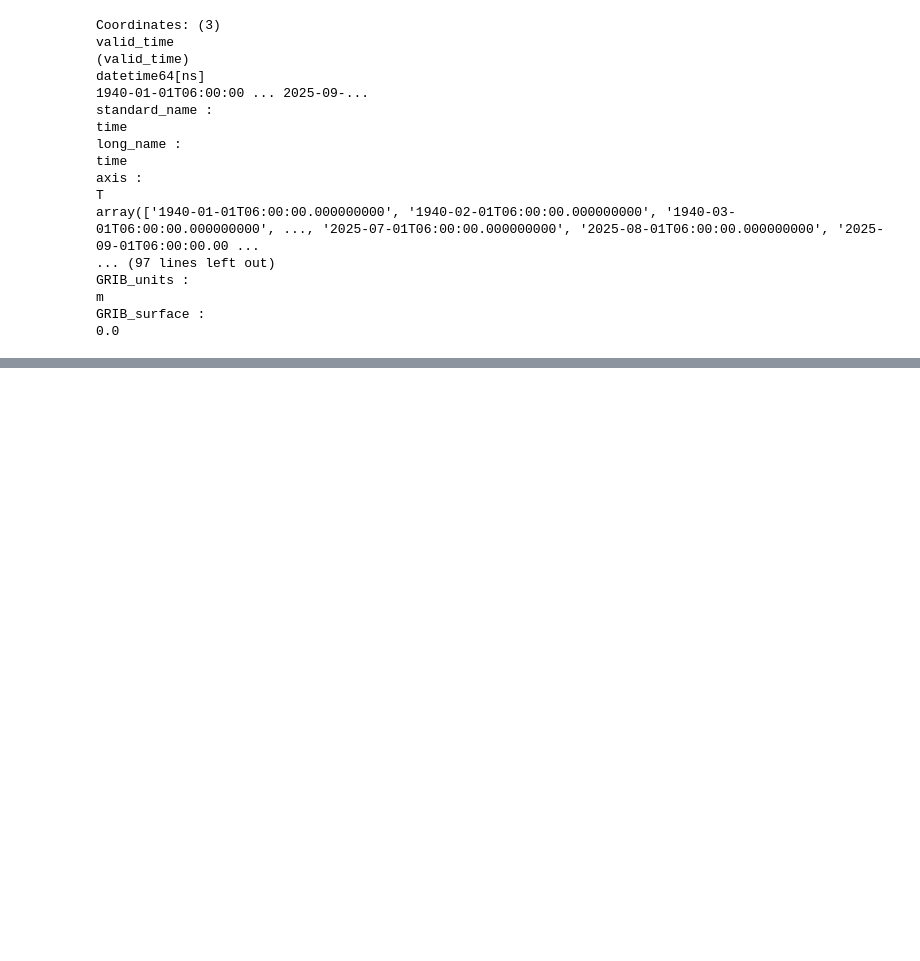
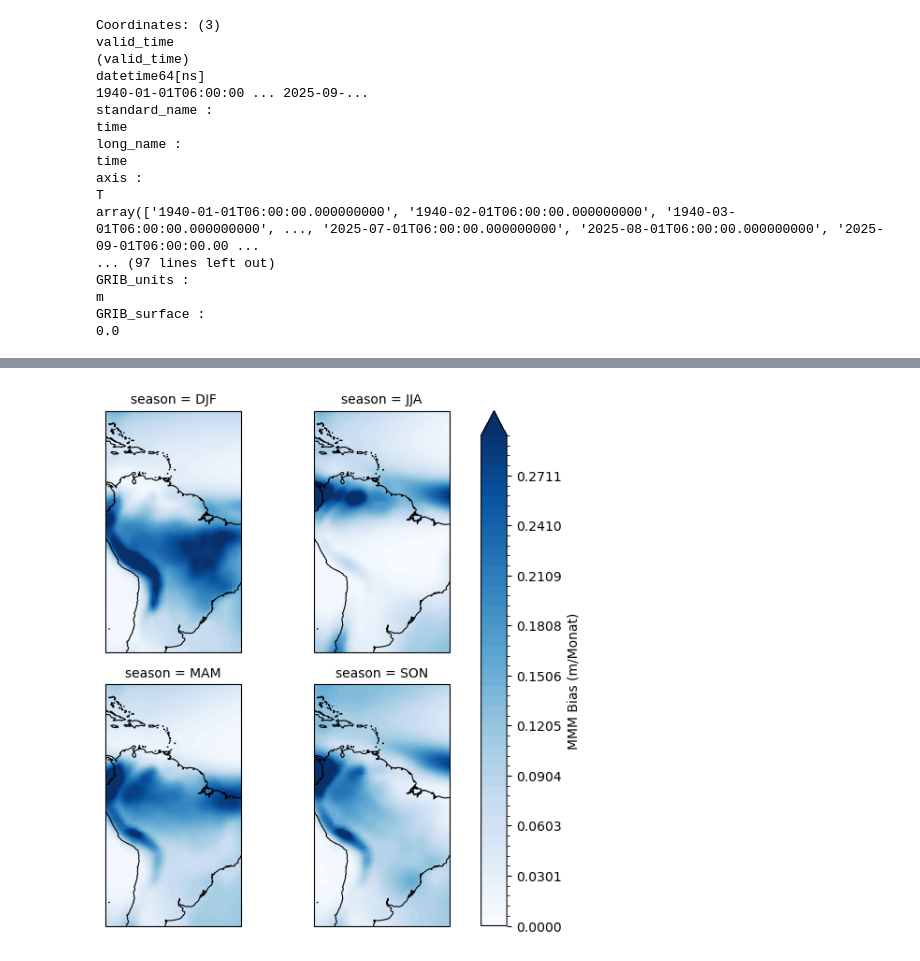
Before and after one commit to cc11223344556677/Computational-Meteorology-Exercises, a Jupyter notebook: project_kevin.ipynb, the cells around one changed output, grey strips where cells are left out. Cells and saved outputs as stored; diff of their text form; code cells hidden in the pictures; blank space fills up the shorter version.

```diff
--- a/project_kevin.ipynb
+++ b/project_kevin.ipynb
@@ -160,3 +303,23 @@ KeyError: "not all values found in index 'member_id'. Try setting the `method` k
 # %%
-dsets
+"""for name, ds in dsets.items():
+    unit = ds['pr'].attrs['units']
+    print(f'Model: {name}, unit of pr: {unit}')
+
+for name, ds in dsets.items():
+    frequency = ds.attrs['frequency']
+    print(f'Model: {name}, frequency of pr: {frequency}')
+"""
+index = 0
+for name, ds in dsets.items():
+    if 'lon' in ds.coords:
+        lons = ds['lon'].values
+        print("Lon: max =", lons.max())
+        #print(f'Model: {name} =  Latitude')
+        index += 1
+    if 'longitude' in ds.coords:
+        longs = ds['longitude'].values
+        print("Longitude: max =", longs.max())
+        #print(f'Model: {name} =  Latitude')
+        index += 1
+print("Anzahl der Modelle:", index)
 # %% [output]
@@ -179,0 +492,23 @@ dsets
+# %%
+
+bias_stack = xr.concat(list(model_bias_season.values()), dim="model")
+
+bias_stack = bias_stack.assign_coords(model=("model", list(model_bias_season.keys())))
+
+mmm_bias_season = bias_stack.mean("model")
+
+
+A = float(np.nanquantile(np.abs(mmm_bias_season.values), 0.98))
+levels = np.linspace(0, A, 50)
+
+g = mmm_bias_season.plot.contourf(
+    col="season", col_wrap=2,
+    subplot_kws={"projection": ccrs.PlateCarree()},
+    transform=ccrs.PlateCarree(),
+    cmap="Blues",
+    levels=levels,
+    cbar_kwargs={"label": "MMM Bias (m/Monat)"})
+for ax in g.axes.flat:
+    ax.coastlines(linewidth=0.8, zorder=10)
+# %% [output]
+[figure, added]
```
Also changed, not shown: parts of 15 cells of this notebook.
